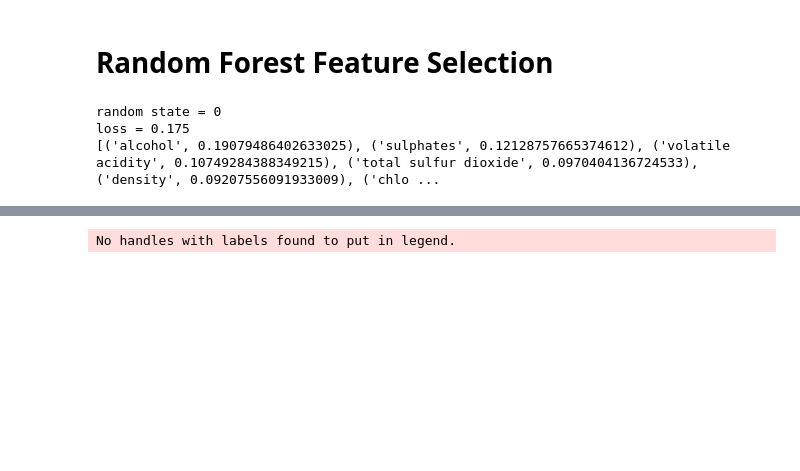
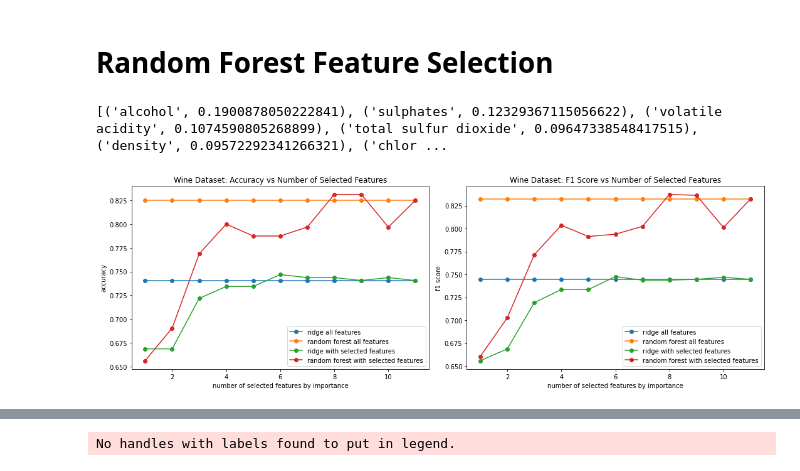
Before and after one commit to win13676/ORIE5741-Project, a Jupyter notebook: pakin_analysis.ipynb, the cells around one changed output, grey strips where cells are left out. Drawn from its saved outputs; the diff is of its cells as text; code cells hidden in the pictures; blank space fills up the shorter version.

```diff
--- a/pakin_analysis.ipynb
+++ b/pakin_analysis.ipynb
@@ -178,12 +178,15 @@ def lasso_select_feature(alphas, X_train, Y_train):
 # %%
 n_estimators = 1000
 rf_clf = RandomForestClassifier(random_state=1, n_estimators=n_estimators)
 rf_clf.fit(X_wine_train, Y_wine_train)
-y_pred = rf_clf.predict(X_wine_test)
-loss = square_loss(Y_wine_test, y_pred)
 rf_ranked_importance = rank_feature_importance(X_wine_train.columns, rf_clf.feature_importances_)
 print(rf_ranked_importance)
+
+wine_all_features = list(X_wine_train.columns)
+rf_ranked_features = [ x[0] for x in rf_ranked_importance]
+min_features = 1
+max_features = len(rf_ranked_features)
+gen_graph(X_wine_train, X_wine_test, wine_all_features, rf_ranked_features, min_features, max_features, Y_wine_train, Y_wine_test, "Wine", False)
 # %% [output]
-random state = 0
-loss = 0.175
-[('alcohol', 0.19079486402633025), ('sulphates', 0.12128757665374612), ('volatile acidity', 0.10749284388349215), ('total sulfur dioxide', 0.0970404136724533), ('density', 0.09207556091933009), ('chlo ...
+[('alcohol', 0.1900878050222841), ('sulphates', 0.12329367115056622), ('volatile acidity', 0.1074590805268899), ('total sulfur dioxide', 0.09647338548417515), ('density', 0.09572292341266321), ('chlor ...
+[figure, added]
```
Also changed, not shown: parts of 6 cells of this notebook.
